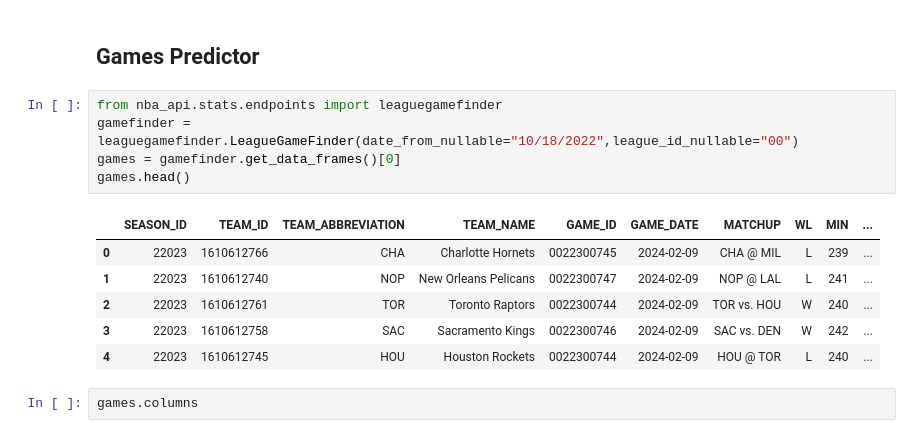
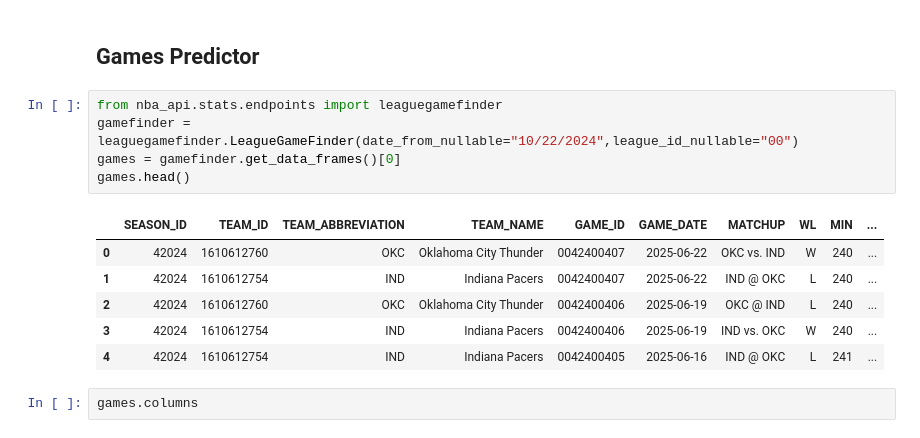
Before and after one commit to pr4deepkumar/NBA-Game-Predictor, a Jupyter notebook: nba_game_predictor.ipynb, the cells around one changed output. Cells and saved outputs as stored; diff of their text form.

```diff
--- a/nba_game_predictor.ipynb
+++ b/nba_game_predictor.ipynb
@@ -37,16 +42,16 @@ warnings.filterwarnings(action='ignore')
 ## Games Predictor
 # %%
 from nba_api.stats.endpoints import leaguegamefinder
-gamefinder = leaguegamefinder.LeagueGameFinder(date_from_nullable="10/18/2022",league_id_nullable="00")
+gamefinder = leaguegamefinder.LeagueGameFinder(date_from_nullable="10/22/2024",league_id_nullable="00")
 games = gamefinder.get_data_frames()[0]
 games.head()
 # %% [output]
 |  | SEASON_ID | TEAM_ID | TEAM_ABBREVIATION | TEAM_NAME | GAME_ID | GAME_DATE | MATCHUP | WL | MIN | ... |
-| 0 | 22023 | 1610612766 | CHA | Charlotte Hornets | 0022300745 | 2024-02-09 | CHA @ MIL | L | 239 | ... |
-| 1 | 22023 | 1610612740 | NOP | New Orleans Pelicans | 0022300747 | 2024-02-09 | NOP @ LAL | L | 241 | ... |
-| 2 | 22023 | 1610612761 | TOR | Toronto Raptors | 0022300744 | 2024-02-09 | TOR vs. HOU | W | 240 | ... |
-| 3 | 22023 | 1610612758 | SAC | Sacramento Kings | 0022300746 | 2024-02-09 | SAC vs. DEN | W | 242 | ... |
-| 4 | 22023 | 1610612745 | HOU | Houston Rockets | 0022300744 | 2024-02-09 | HOU @ TOR | L | 240 | ... |
+| 0 | 42024 | 1610612760 | OKC | Oklahoma City Thunder | 0042400407 | 2025-06-22 | OKC vs. IND | W | 240 | ... |
+| 1 | 42024 | 1610612754 | IND | Indiana Pacers | 0042400407 | 2025-06-22 | IND @ OKC | L | 240 | ... |
+| 2 | 42024 | 1610612760 | OKC | Oklahoma City Thunder | 0042400406 | 2025-06-19 | OKC @ IND | L | 240 | ... |
+| 3 | 42024 | 1610612754 | IND | Indiana Pacers | 0042400406 | 2025-06-19 | IND vs. OKC | W | 240 | ... |
+| 4 | 42024 | 1610612754 | IND | Indiana Pacers | 0042400405 | 2025-06-16 | IND @ OKC | L | 241 | ... |
 # %%
 games.columns
 # %% [output]
```
Also changed, not shown: parts of 24 cells of this notebook, 1 other file.
